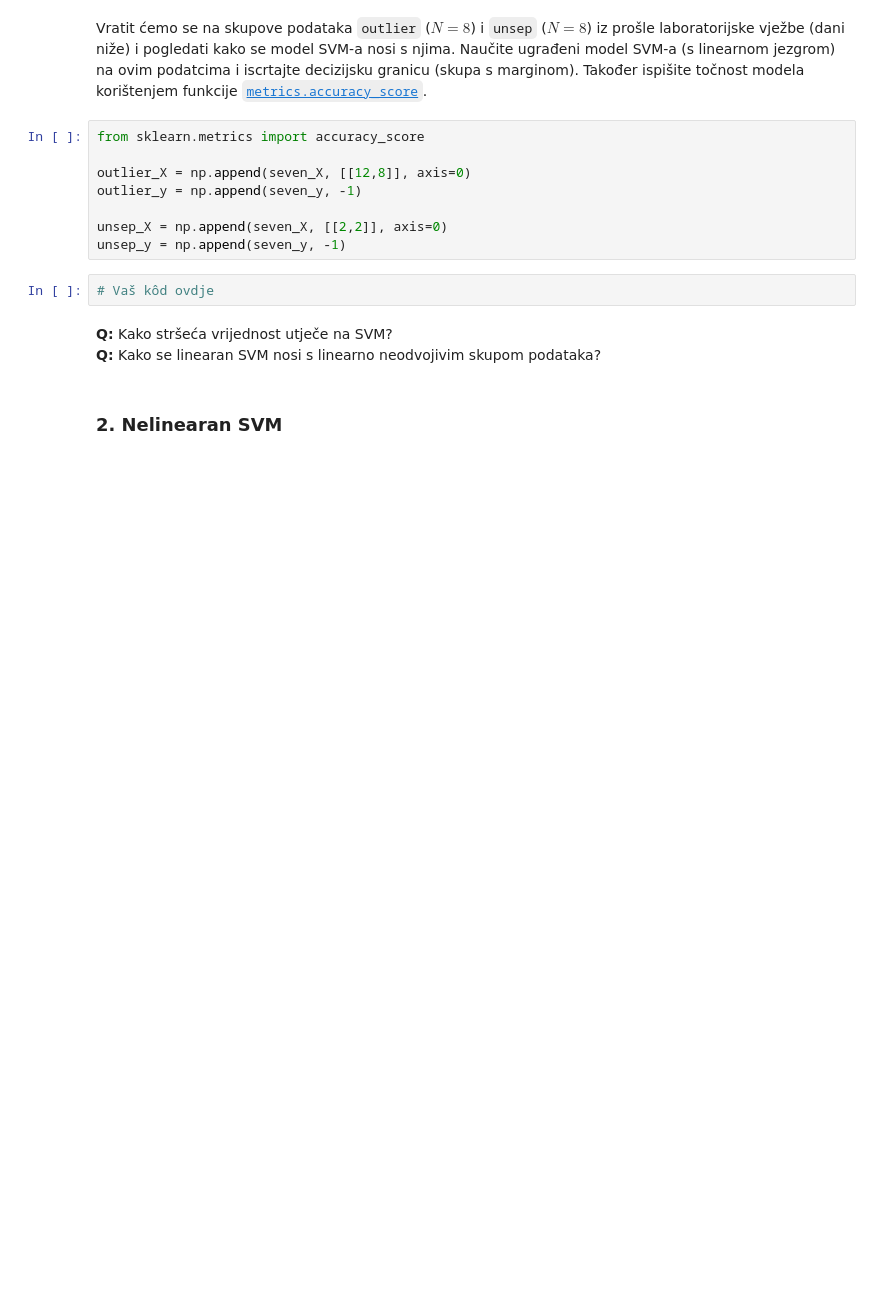
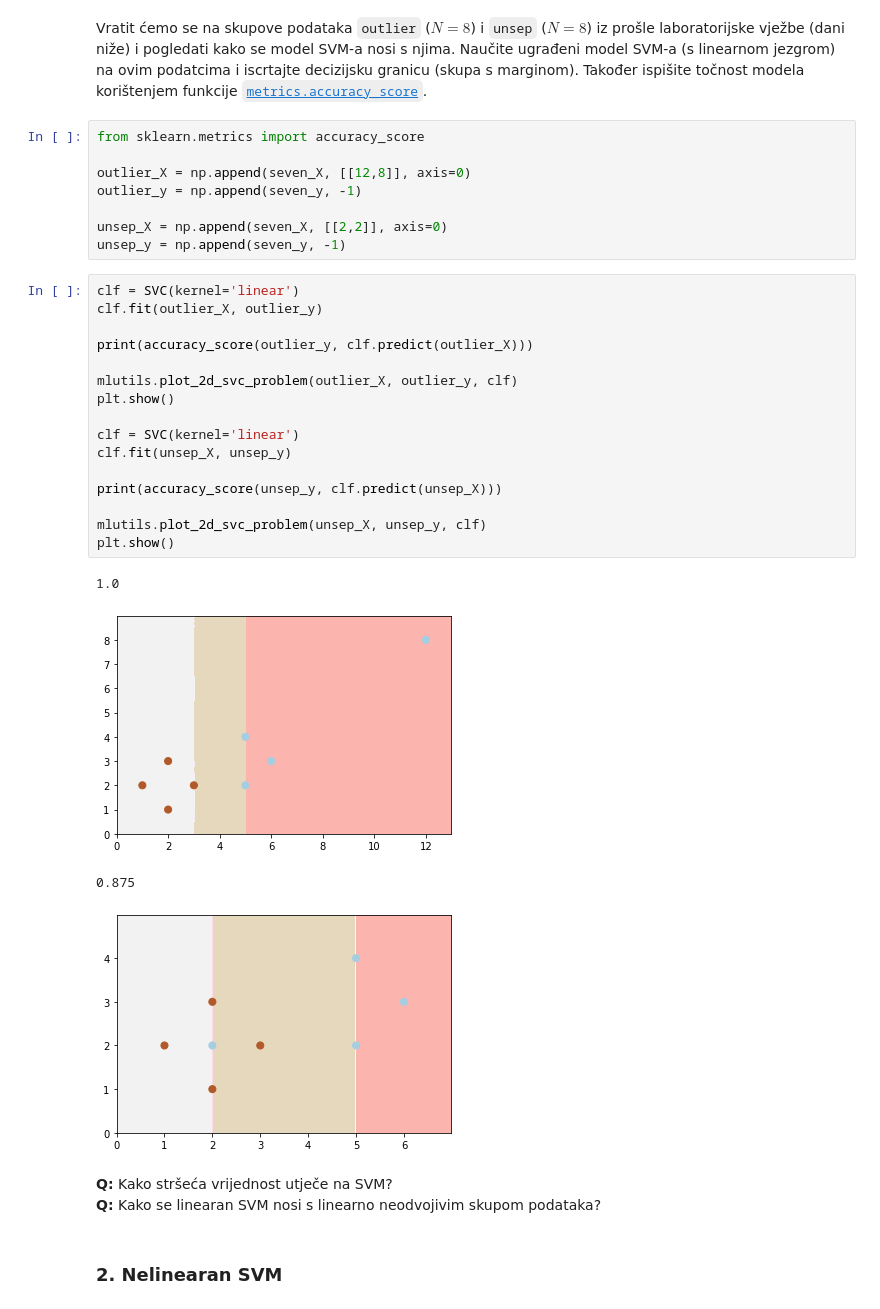
Before and after one commit to martincekada/Machine-Learning, a Jupyter notebook: LAB-03/SU-2019-LAB03-0036499611.ipynb, the cells around one changed output. Cells and saved outputs as stored; diff of their text form; blank space fills up the shorter version.

```diff
--- a/LAB-03/SU-2019-LAB03-0036499611.ipynb
+++ b/LAB-03/SU-2019-LAB03-0036499611.ipynb
@@ -72,8 +144,27 @@ outlier_y = np.append(seven_y, -1)
 
 unsep_X = np.append(seven_X, [[2,2]], axis=0)
 unsep_y = np.append(seven_y, -1)
-# %%
-# Vaš kôd ovdje
+# %%
+clf = SVC(kernel='linear')
+clf.fit(outlier_X, outlier_y)
+
+print(accuracy_score(outlier_y, clf.predict(outlier_X)))
+
+mlutils.plot_2d_svc_problem(outlier_X, outlier_y, clf)
+plt.show()
+
+clf = SVC(kernel='linear')
+clf.fit(unsep_X, unsep_y)
+
+print(accuracy_score(unsep_y, clf.predict(unsep_X)))
+
+mlutils.plot_2d_svc_problem(unsep_X, unsep_y, clf)
+plt.show()
+# %% [output]
+1.0
+[figure, added]
+0.875
+[figure, added]
 # %% [markdown]
 **Q:** Kako stršeća vrijednost utječe na SVM?
 **Q:** Kako se linearan SVM nosi s linearno neodvojivim skupom podataka?
```
Also changed, not shown: parts of 30 cells of this notebook, 1 other file.
